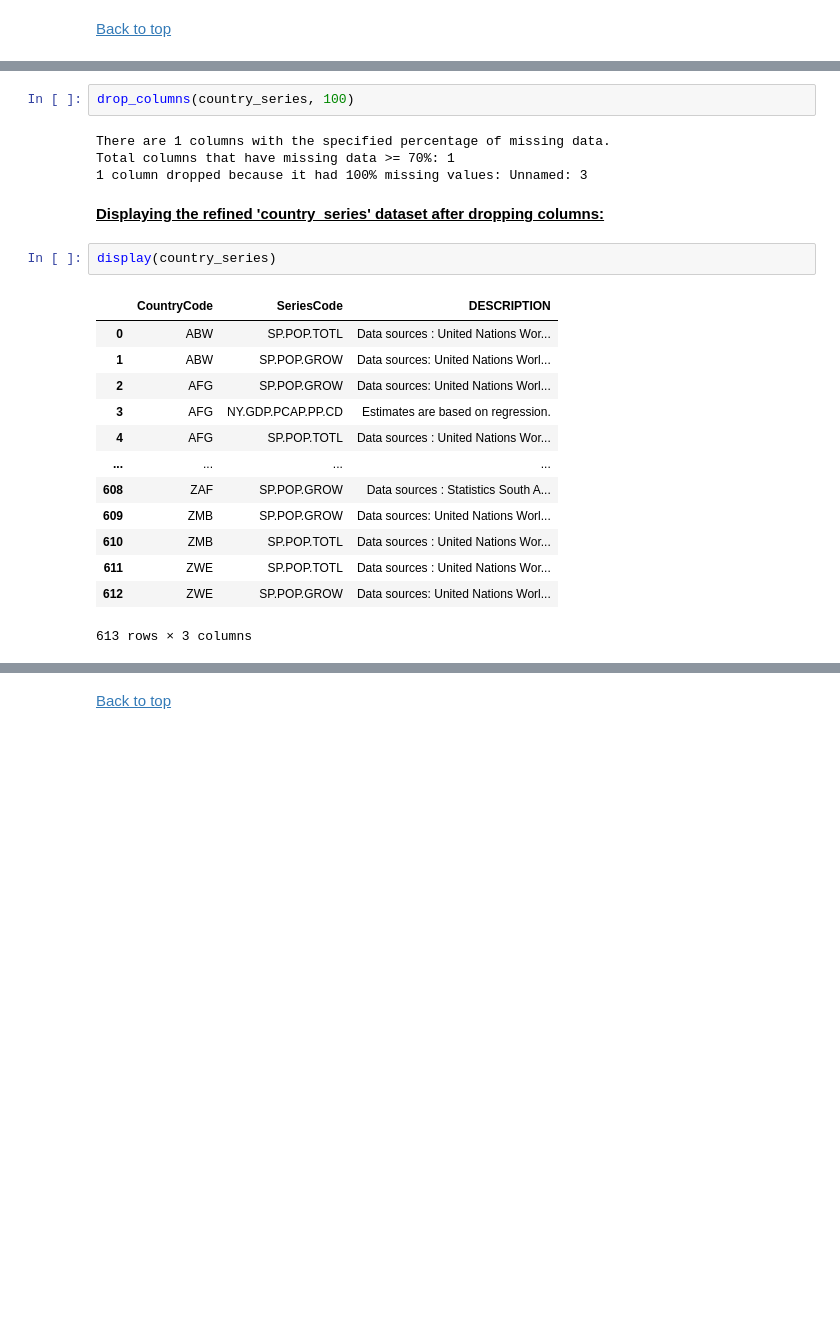
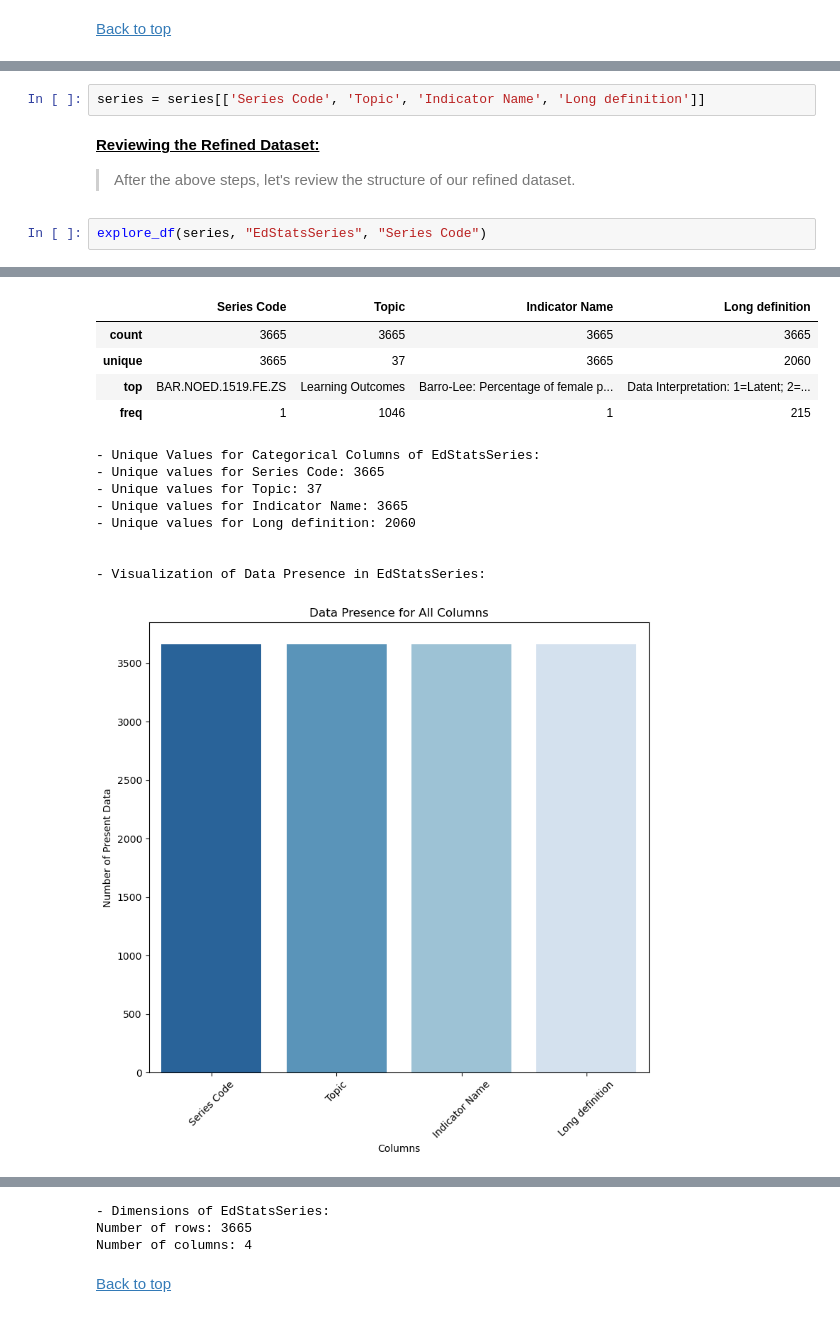
Before and after one commit to MasterCodeDevelop/academy, a Jupyter notebook: notebook.ipynb, the cells around one changed output, grey strips where cells are left out. Drawn from its saved outputs; the diff is of its cells as text; blank space fills up the shorter version.

```diff
--- a/notebook.ipynb
+++ b/notebook.ipynb
@@ -1225,24 +1156,8 @@ Total columns that have missing data >= 70%: 1
-# %%
-drop_columns(country_series, 100)
-# %% [output]
-There are 1 columns with the specified percentage of missing data.
-Total columns that have missing data >= 70%: 1
-1 column dropped because it had 100% missing values: Unnamed: 3
-# %% [markdown]
-<u>**Displaying the refined 'country_series' dataset after dropping columns:**</u>
-# %%
-display(country_series)
-# %% [output]
-|  | CountryCode | SeriesCode | DESCRIPTION |
-| 0 | ABW | SP.POP.TOTL | Data sources : United Nations Wor... |
-| 1 | ABW | SP.POP.GROW | Data sources: United Nations Worl... |
-| 2 | AFG | SP.POP.GROW | Data sources: United Nations Worl... |
-| 3 | AFG | NY.GDP.PCAP.PP.CD | Estimates are based on regression. |
-| 4 | AFG | SP.POP.TOTL | Data sources : United Nations Wor... |
-| ... | ... | ... | ... |
-| 608 | ZAF | SP.POP.GROW | Data sources : Statistics South A... |
-| 609 | ZMB | SP.POP.GROW | Data sources: United Nations Worl... |
-| 610 | ZMB | SP.POP.TOTL | Data sources : United Nations Wor... |
-| 611 | ZWE | SP.POP.TOTL | Data sources : United Nations Wor... |
-| 612 | ZWE | SP.POP.GROW | Data sources: United Nations Worl... |
-613 rows × 3 columns
+# %%
+series = series[['Series Code', 'Topic', 'Indicator Name', 'Long definition']]
+# %% [markdown]
+<u>**Reviewing the Refined Dataset:**</u>
+> After the above steps, let's review the structure of our refined dataset.
+# %%
+explore_df(series, "EdStatsSeries", "Series Code")
+# %% [output]
@@ -1248,0 +1199,14 @@ display(country_series)
+|  | Series Code | Topic | Indicator Name | Long definition |
+| count | 3665 | 3665 | 3665 | 3665 |
+| unique | 3665 | 37 | 3665 | 2060 |
+| top | BAR.NOED.1519.FE.ZS | Learning Outcomes | Barro-Lee: Percentage of female p... | Data Interpretation: 1=Latent; 2=... |
+| freq | 1 | 1046 | 1 | 215 |
+- Unique Values for Categorical Columns of EdStatsSeries:
+- Unique values for Series Code: 3665
+- Unique values for Topic: 37
+- Unique values for Indicator Name: 3665
+- Unique values for Long definition: 2060
+
+
+- Visualization of Data Presence in EdStatsSeries:
+[figure, added]
@@ -1249,3 +1214,6 @@ display(country_series)
+- Dimensions of EdStatsSeries:
+Number of rows: 3665
+Number of columns: 4
 # %% [markdown]
 [Back to top](#top)
 # %% [markdown]
```
Also changed, not shown: parts of 45 cells of this notebook.
